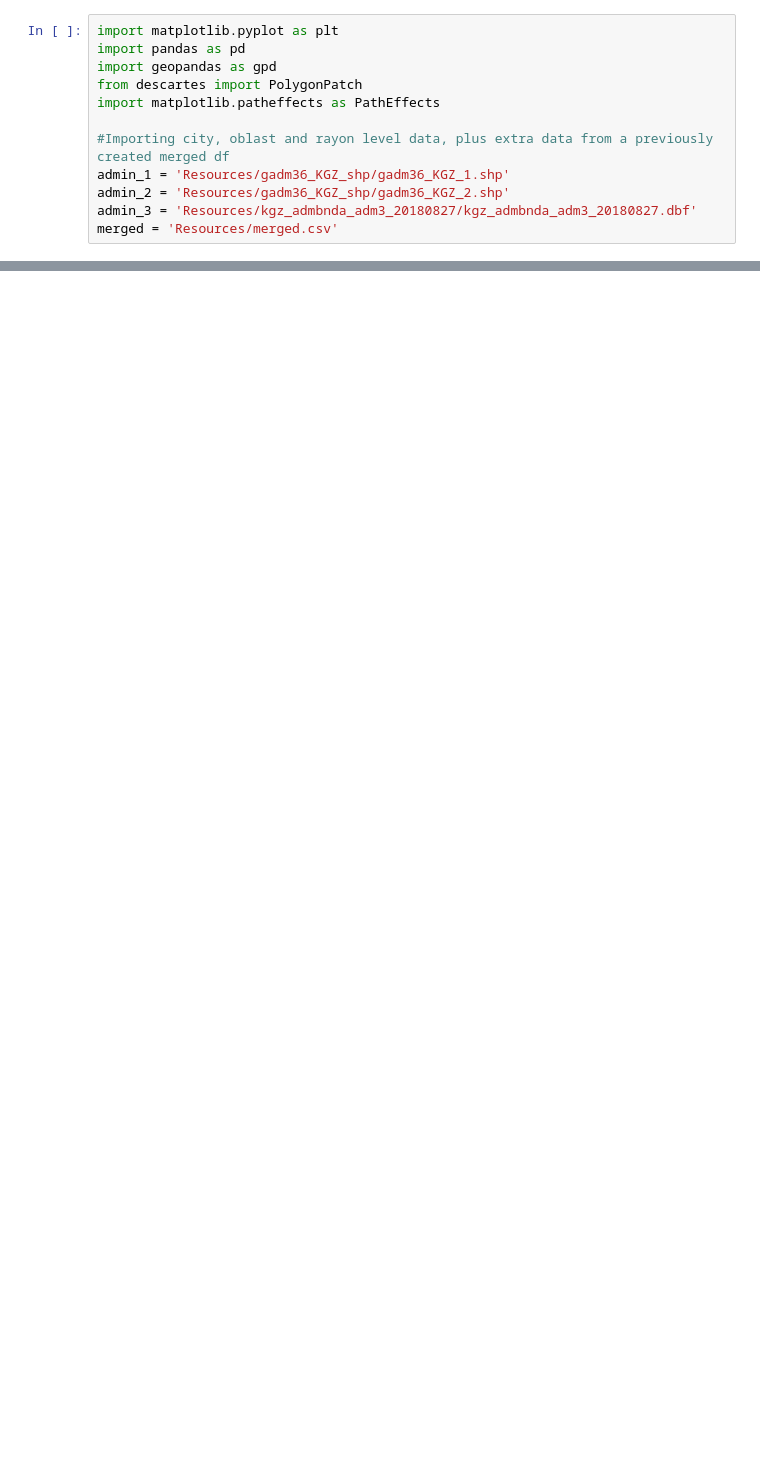
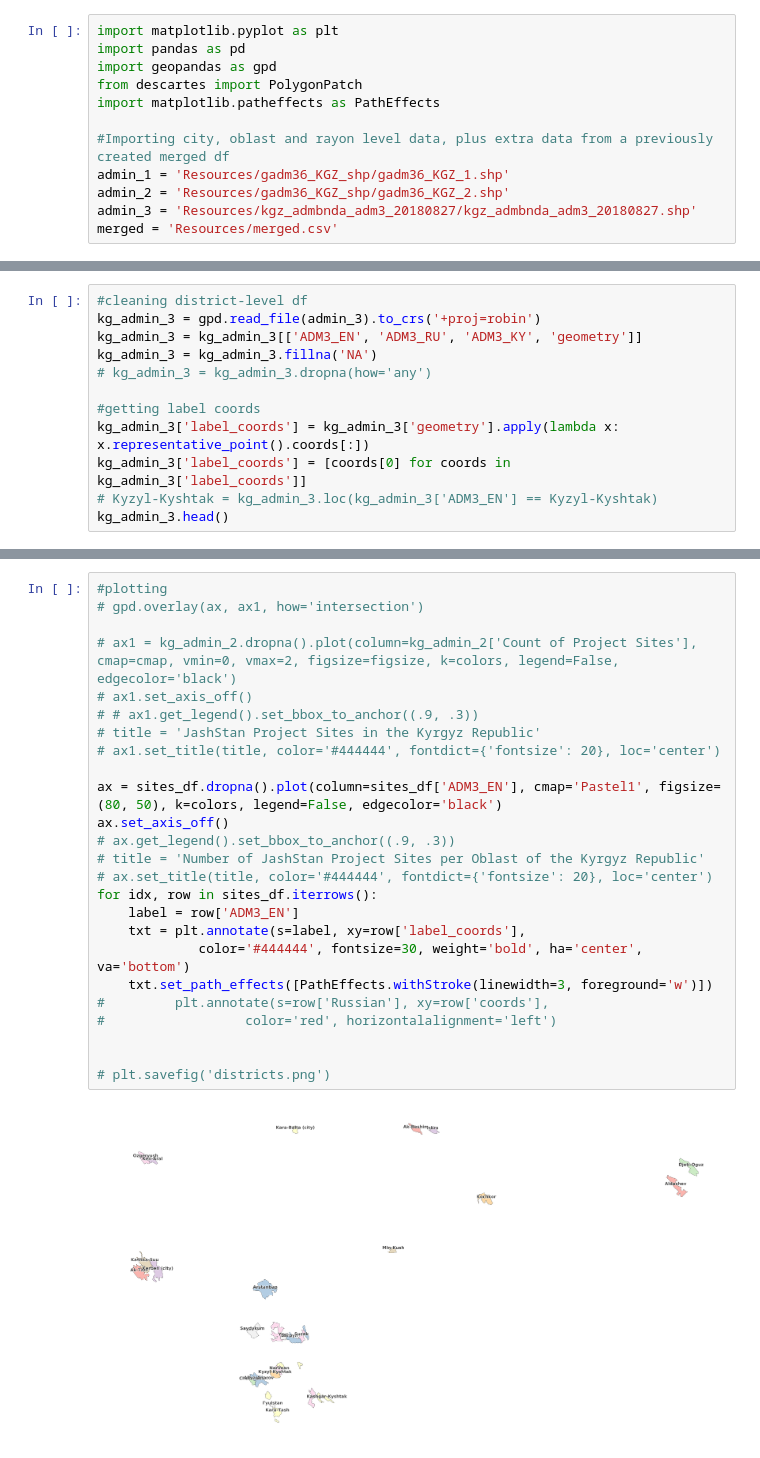
Before and after one commit to Adigine/JashStan-Youth-Peace-Building, a Jupyter notebook: Maps/kg_admin_2&3.ipynb, the cells around one changed output, grey strips where cells are left out. Drawn from its saved outputs; the diff is of its cells as text; blank space fills up the shorter version.

```diff
--- a/Maps/kg_admin_2&3.ipynb
+++ b/Maps/kg_admin_2&3.ipynb
@@ -8,7 +8,7 @@ import matplotlib.patheffects as PathEffects
 #Importing city, oblast and rayon level data, plus extra data from a previously created merged df
 admin_1 = 'Resources/gadm36_KGZ_shp/gadm36_KGZ_1.shp'
 admin_2 = 'Resources/gadm36_KGZ_shp/gadm36_KGZ_2.shp'
-admin_3 = 'Resources/kgz_admbnda_adm3_20180827/kgz_admbnda_adm3_20180827.dbf'
+admin_3 = 'Resources/kgz_admbnda_adm3_20180827/kgz_admbnda_adm3_20180827.shp'
 merged = 'Resources/merged.csv'
 # %%
 #cleaning oblast-level df
@@ -100,0 +85,12 @@ dtype: int64
+# %%
+#cleaning district-level df
+kg_admin_3 = gpd.read_file(admin_3).to_crs('+proj=robin')
+kg_admin_3 = kg_admin_3[['ADM3_EN', 'ADM3_RU', 'ADM3_KY', 'geometry']]
+kg_admin_3 = kg_admin_3.fillna('NA')
+# kg_admin_3 = kg_admin_3.dropna(how='any')
+
+#getting label coords
+kg_admin_3['label_coords'] = kg_admin_3['geometry'].apply(lambda x: x.representative_point().coords[:])
+kg_admin_3['label_coords'] = [coords[0] for coords in kg_admin_3['label_coords']]
+# Kyzyl-Kyshtak = kg_admin_3.loc(kg_admin_3['ADM3_EN'] == Kyzyl-Kyshtak)
+kg_admin_3.head()
@@ -109,3 +157,30 @@ districts=[]
+# %%
+#plotting
+# gpd.overlay(ax, ax1, how='intersection')
+
+# ax1 = kg_admin_2.dropna().plot(column=kg_admin_2['Count of Project Sites'], cmap=cmap, vmin=0, vmax=2, figsize=figsize, k=colors, legend=False, edgecolor='black')
+# ax1.set_axis_off()
+# # ax1.get_legend().set_bbox_to_anchor((.9, .3))
+# title = 'JashStan Project Sites in the Kyrgyz Republic'
+# ax1.set_title(title, color='#444444', fontdict={'fontsize': 20}, loc='center')
+
+ax = sites_df.dropna().plot(column=sites_df['ADM3_EN'], cmap='Pastel1', figsize=(80, 50), k=colors, legend=False, edgecolor='black')
+ax.set_axis_off()
+# ax.get_legend().set_bbox_to_anchor((.9, .3))
+# title = 'Number of JashStan Project Sites per Oblast of the Kyrgyz Republic'
+# ax.set_title(title, color='#444444', fontdict={'fontsize': 20}, loc='center')
+for idx, row in sites_df.iterrows():
+    label = row['ADM3_EN']
+    txt = plt.annotate(s=label, xy=row['label_coords'],
+             color='#444444', fontsize=30, weight='bold', ha='center', va='bottom')
+    txt.set_path_effects([PathEffects.withStroke(linewidth=3, foreground='w')])
+#         plt.annotate(s=row['Russian'], xy=row['coords'],
+#                  color='red', horizontalalignment='left')
+
+
+# plt.savefig('districts.png')
+# %% [output]
+[figure, added]
 # %%
 
 
```
Also changed, not shown: parts of 6 cells of this notebook, 7 other files.
